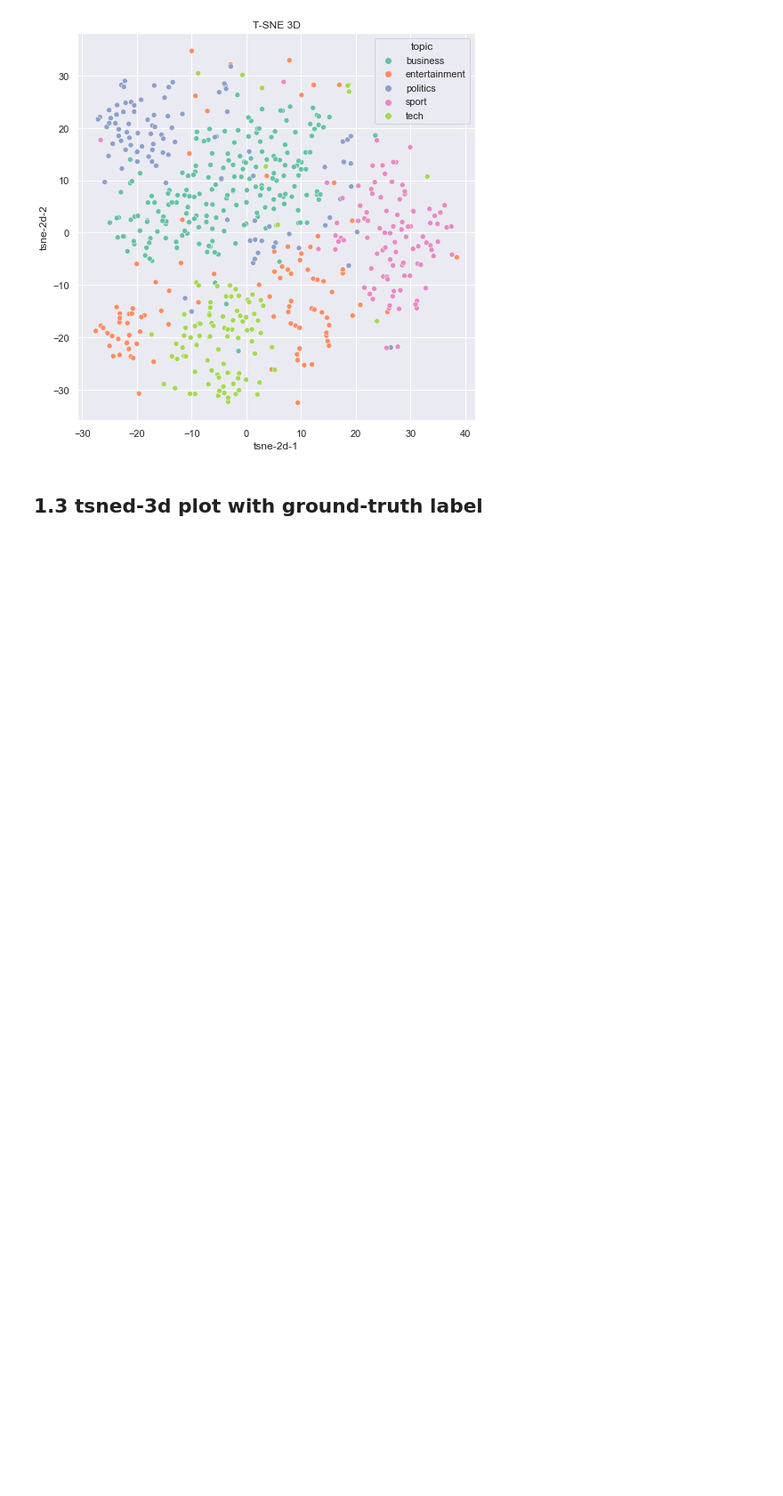
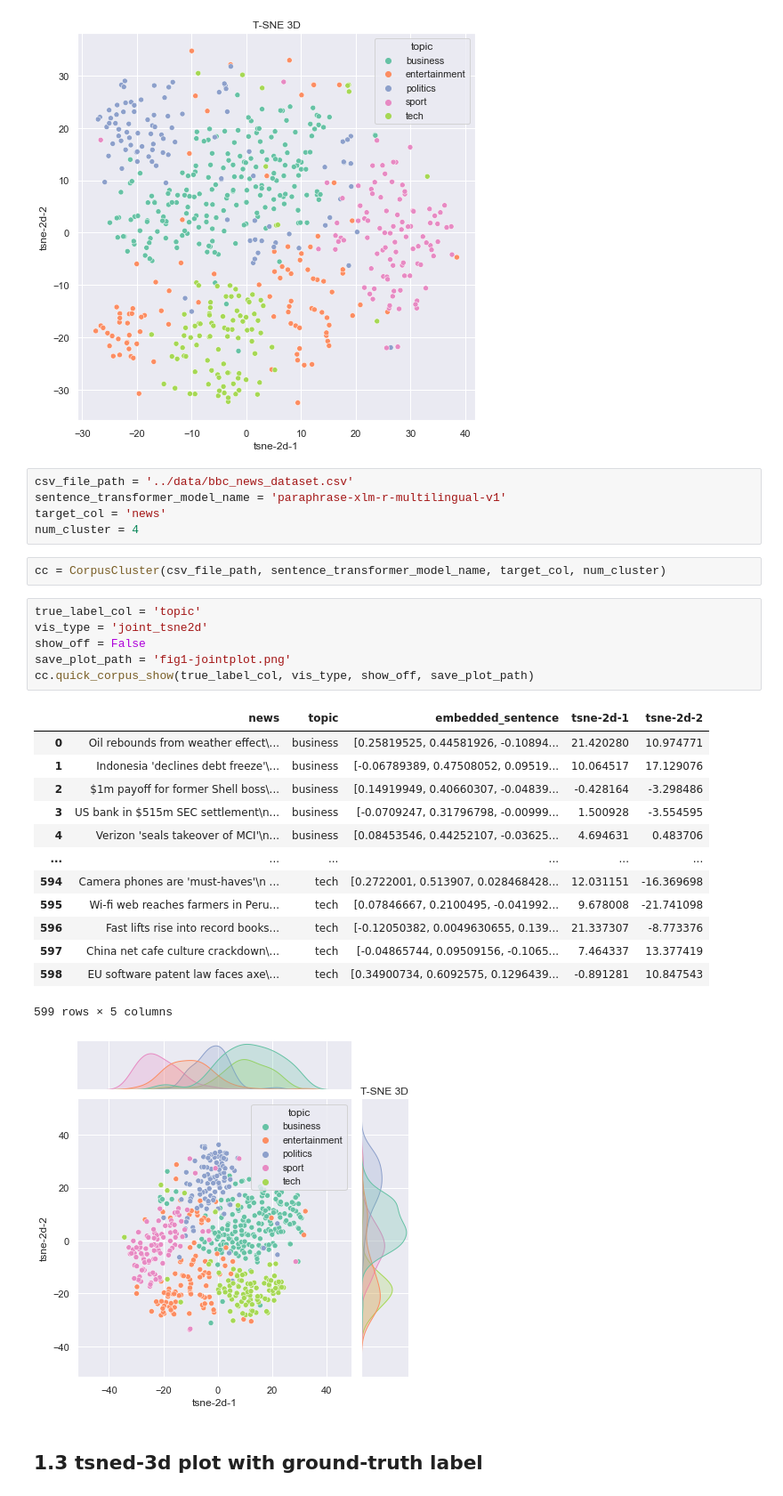
Before and after one commit to DSDanielPark/corpus-show, a Jupyter notebook: tutorials/corpusshow_tutorial.ipynb, the cells around one changed output. Shown at 89% size. Drawn from its saved outputs; the diff is of its cells as text; blank space fills up the shorter version.

```diff
--- a/tutorials/corpusshow_tutorial.ipynb
+++ b/tutorials/corpusshow_tutorial.ipynb
@@ -153,6 +153,34 @@ cc.quick_corpus_show(true_label_col, vis_type, show_off, save_plot_path)
 | 598 | EU software patent law faces axe\... | tech | [0.34900734, 0.6092575, 0.1296439... | 5.749779 | 1.506029 |
 599 rows × 5 columns
 [figure]
+# %%
+csv_file_path = '../data/bbc_news_dataset.csv'
+sentence_transformer_model_name = 'paraphrase-xlm-r-multilingual-v1'
+target_col = 'news'
+num_cluster = 4
+# %%
+cc = CorpusCluster(csv_file_path, sentence_transformer_model_name, target_col, num_cluster)
+# %%
+true_label_col = 'topic'
+vis_type = 'joint_tsne2d'
+show_off = False
+save_plot_path = 'fig1-jointplot.png'
+cc.quick_corpus_show(true_label_col, vis_type, show_off, save_plot_path)
+# %% [output]
+|  | news | topic | embedded_sentence | tsne-2d-1 | tsne-2d-2 |
+| 0 | Oil rebounds from weather effect\... | business | [0.25819525, 0.44581926, -0.10894... | 21.420280 | 10.974771 |
+| 1 | Indonesia 'declines debt freeze'\... | business | [-0.06789389, 0.47508052, 0.09519... | 10.064517 | 17.129076 |
+| 2 | $1m payoff for former Shell boss\... | business | [0.14919949, 0.40660307, -0.04839... | -0.428164 | -3.298486 |
+| 3 | US bank in $515m SEC settlement\n... | business | [-0.0709247, 0.31796798, -0.00999... | 1.500928 | -3.554595 |
+| 4 | Verizon 'seals takeover of MCI'\n... | business | [0.08453546, 0.44252107, -0.03625... | 4.694631 | 0.483706 |
+| ... | ... | ... | ... | ... | ... |
+| 594 | Camera phones are 'must-haves'\n ... | tech | [0.2722001, 0.513907, 0.028468428... | 12.031151 | -16.369698 |
+| 595 | Wi-fi web reaches farmers in Peru... | tech | [0.07846667, 0.2100495, -0.041992... | 9.678008 | -21.741098 |
+| 596 | Fast lifts rise into record books... | tech | [-0.12050382, 0.0049630655, 0.139... | 21.337307 | -8.773376 |
+| 597 | China net cafe culture crackdown\... | tech | [-0.04865744, 0.09509156, -0.1065... | 7.464337 | 13.377419 |
+| 598 | EU software patent law faces axe\... | tech | [0.34900734, 0.6092575, 0.1296439... | -0.891281 | 10.847543 |
+599 rows × 5 columns
+[figure, added]
 # %% [markdown]
 ## 1.3 tsned-3d plot with ground-truth label
 # %%
```
Also changed, not shown: parts of 3 cells of this notebook.
